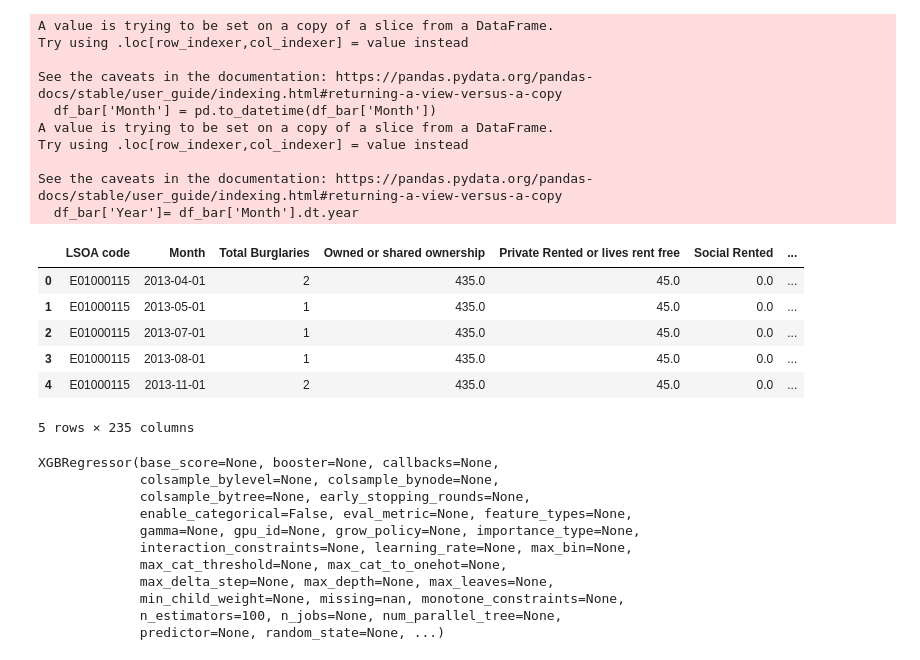
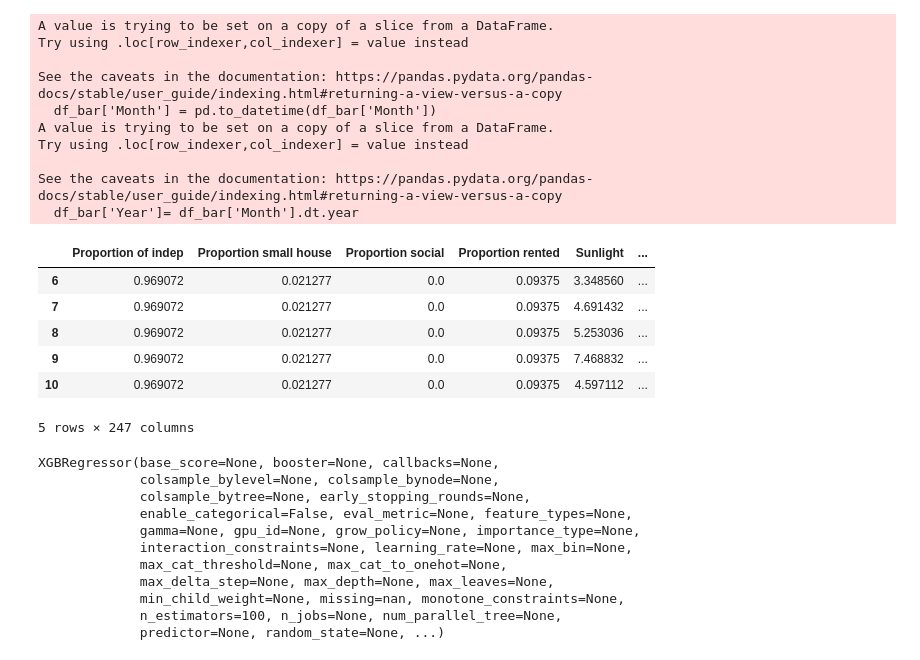
Before and after one commit to DC2-G19/policeResourceAllocation, a Jupyter notebook: XGBoost_test.ipynb, the cells around one changed output. Drawn from its saved outputs; the diff is of its cells as text; code cells hidden in the pictures.

Commit message:
Added dummies for monhts, fixed some DF issues and clutter. Rel paths added

```diff
--- a/XGBoost_test.ipynb
+++ b/XGBoost_test.ipynb
@@ -85,14 +88,13 @@ dummy_df = pd.get_dummies(temp_merged_clean['LSOA code'], prefix='LSOA')
 df_temp_merged_clean_dummies = pd.concat([temp_merged_clean, dummy_df], axis=1)
 df_temp_merged_clean_dummies['Month_Int'] = df_temp_merged_clean_dummies['Month'].dt.month #Creating month int col
 df_temp_merged_clean_dummies.head()
+
+# Create dummy variables for the 'Month_Int' column
+month_dummies = pd.get_dummies(df_temp_merged_clean_dummies['Month_Int'], prefix='Month')
+
+# Concatenate the dummy variables with the original DataFrame
+df_temp_merged_clean_dummies = pd.concat([df_temp_merged_clean_dummies, month_dummies], axis=1)
+#df_temp_merged_clean_dummies.head()
-# %% [output]
-|  | LSOA code | Month | Total Burglaries | Owned or shared ownership | Private Rented or lives rent free | Social Rented | ... |
-| 0 | E01000115 | 2013-04-01 | 2 | 435.0 | 45.0 | 0.0 | ... |
-| 1 | E01000115 | 2013-05-01 | 1 | 435.0 | 45.0 | 0.0 | ... |
-| 2 | E01000115 | 2013-07-01 | 1 | 435.0 | 45.0 | 0.0 | ... |
-| 3 | E01000115 | 2013-08-01 | 1 | 435.0 | 45.0 | 0.0 | ... |
-| 4 | E01000115 | 2013-11-01 | 2 | 435.0 | 45.0 | 0.0 | ... |
-5 rows × 235 columns
 # %%
 df_temp_merged_clean_train = df_temp_merged_clean_dummies[(df_temp_merged_clean_dummies['Month'].dt.year >= 2014) & (df_temp_merged_clean_dummies['Month'].dt.year <= 2018)]
 df_temp_merged_clean_test = df_temp_merged_clean_dummies[(df_temp_merged_clean_dummies['Month'].dt.year == 2019)]
@@ -107,3 +110,13 @@ y_test = df_temp_merged_clean_test["Total Burglaries"] #Waht needs to be predict
+# %%
+X_train.head()
+# %% [output]
+|  | Proportion of indep | Proportion small house | Proportion social | Proportion rented | Sunlight | ... |
+| 6 | 0.969072 | 0.021277 | 0.0 | 0.09375 | 3.348560 | ... |
+| 7 | 0.969072 | 0.021277 | 0.0 | 0.09375 | 4.691432 | ... |
+| 8 | 0.969072 | 0.021277 | 0.0 | 0.09375 | 5.253036 | ... |
+| 9 | 0.969072 | 0.021277 | 0.0 | 0.09375 | 7.468832 | ... |
+| 10 | 0.969072 | 0.021277 | 0.0 | 0.09375 | 4.597112 | ... |
+5 rows × 247 columns
 # %%
 model = XGBRegressor()
 model.fit(X_train, y_train)
```
Also changed, not shown: parts of 9 cells of this notebook, 1 other file.
